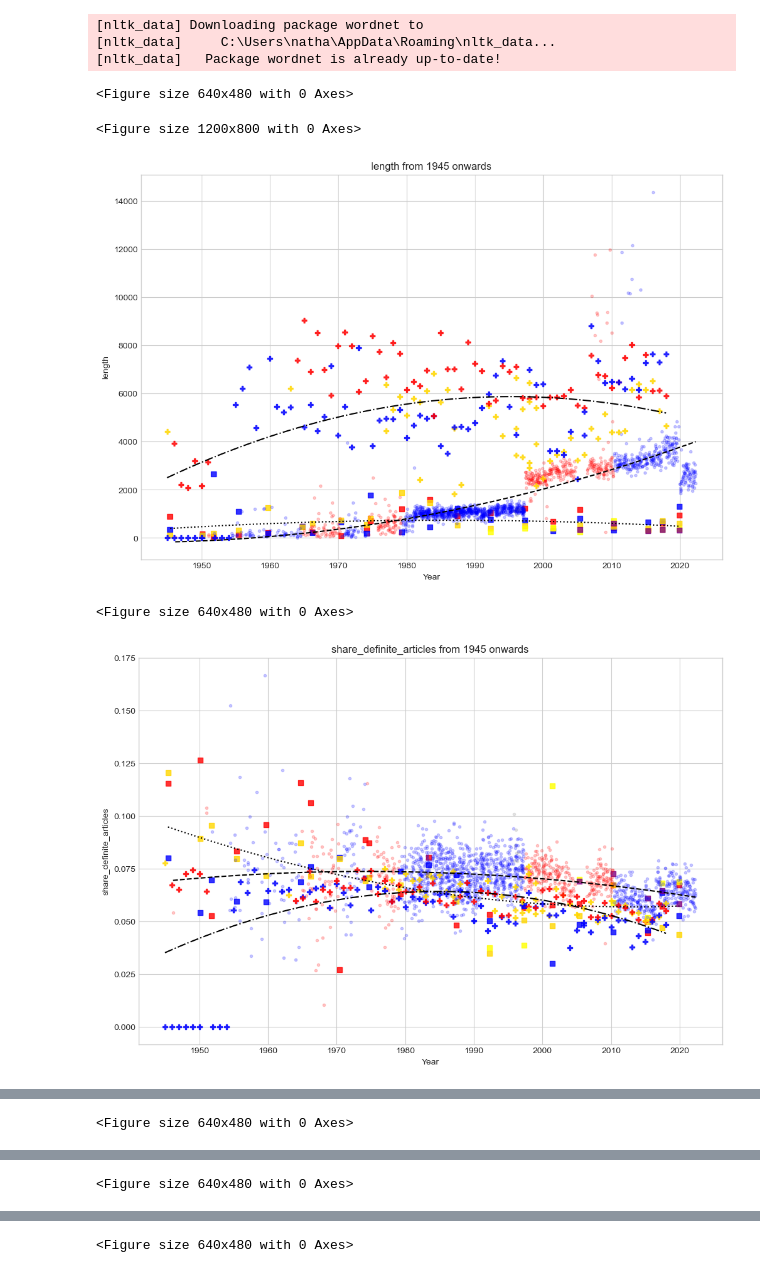
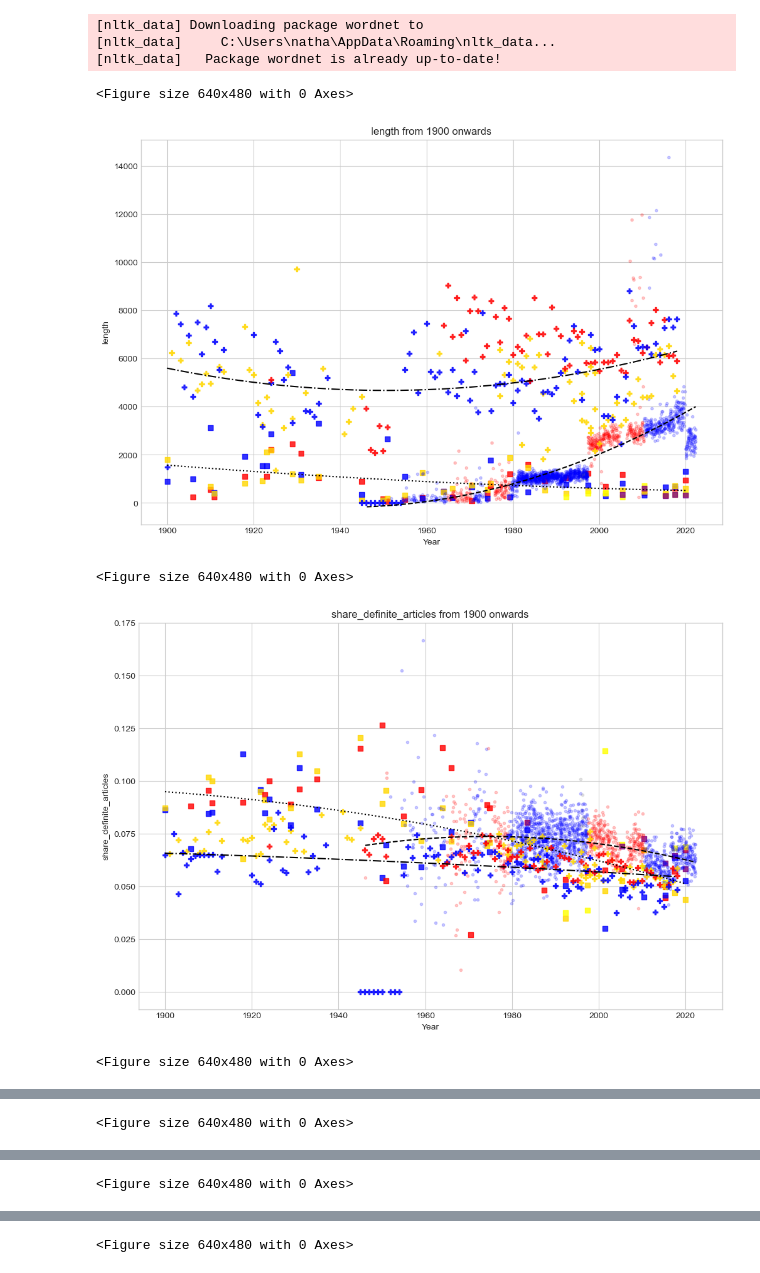
Before and after one commit to 42Codity/scraping-political-speeches, a Jupyter notebook: analysis/persuasion.ipynb, the cells around one changed output, grey strips where cells are left out. Cells and saved outputs as stored; diff of their text form; code cells hidden in the pictures.

```diff
--- a/analysis/persuasion.ipynb
+++ b/analysis/persuasion.ipynb
@@ -18,11 +18,11 @@ from scorers.persuasion import *
 # Manifestos
 manifestos = pd.read_csv('../manifesto-forewords/manifestos.csv')
 manifestos.year = pd.to_datetime(manifestos.year)
-manifestos = manifestos[manifestos.year>='1945-01-01']
+manifestos = manifestos[manifestos.year>='1900-01-01']
 # PMQs answers
 pmqs = pd.read_csv('../hansard-pmqs/hansard_pmqs.csv')
 pmqs.date = pd.to_datetime(pmqs.date)
-pmqs = pmqs[pmqs.date>='1945-01-01']
+pmqs = pmqs[pmqs.date>='1900-01-01']
 pmqs = pd.DataFrame({'date':pmqs.groupby(by='date').answer_text.aggregate(lambda x: ''.join(x)).index,
                      'answer_text':pmqs.groupby(by='date').answer_text.aggregate(lambda x: ''.join(x)),
                      'answerer_party':pmqs.groupby(by='date').answerer_party.aggregate(lambda x: x.mode()),
@@ -30,7 +30,7 @@ pmqs = pd.DataFrame({'date':pmqs.groupby(by='date').answer_text.aggregate(lambda
 # Conference speeches
 conferences = pd.read_csv('../conference-speeches/conference.csv')
 conferences.year = conferences.year.apply(lambda year: pd.to_datetime(str(year)+'-01-01'))
-conferences = conferences[conferences.year>='1945-01-01']
+conferences = conferences[conferences.year>='1900-01-01']
 # %%
 # Manifestos
 manifestos_clean = manifestos.foreword.progress_apply(lambda x: clean(x)) # ...clean them
@@ -94,35 +94,35 @@ for s_idx,scoring_var in enumerate(manifestos_scores[0].keys()):
     native_x = [int(xi.timestamp() * 10**9) for xi in x] # convert x to native timestamp
     y = np.array([score_dict[scoring_var] for score_dict in manifestos_scores])
     coefs = np.polyfit(native_x, y, deg=deg)
     xseq = np.linspace(min(native_x)-1, max(native_x)+1, num=500)
     XX = np.vstack([xseq**(deg-i) for i in range(deg+1)]).T # rows 1, x, x**2, ...
     yseq = np.dot(XX, coefs)  # matrix multiplication by coefs calculates the polynomial values
     ax.plot(pd.to_datetime(xseq), yseq, ':', color='black')
     # ...PMQs
     x = np.array([date for date in pmqs.drop(pmqs_nans, axis=0).date])
     native_x = [int(xi.timestamp() * 10**9) for xi in x] # convert x to native timestamp
     y = np.array([score_dict[scoring_var] for score_dict in pmqs_scores])
     coefs = np.polyfit(native_x, y, deg=deg)
     xseq = np.linspace(min(native_x)-1, max(native_x)+1, num=500)
     XX = np.vstack([xseq**(deg-i) for i in range(deg+1)]).T # rows 1, x, x**2, ...
     yseq = np.dot(XX, coefs)  # matrix multiplication by coefs calculates the polynomial values
     ax.plot(pd.to_datetime(xseq), yseq, '--', color='black')
     # ...and conference speeches
     x = np.array([date for date in conferences.drop(conferences_nans, axis=0).year])
     native_x = [int(xi.timestamp() * 10**9) for xi in x] # convert x to native timestamp
     y = np.array([score_dict[scoring_var] for score_dict in conferences_scores])
     coefs = np.polyfit(native_x, y, deg=deg)
     xseq = np.linspace(min(native_x)-1, max(native_x)+1, num=500)
     XX = np.vstack([xseq**(deg-i) for i in range(deg+1)]).T # rows 1, x, x**2, ...
     yseq = np.dot(XX, coefs)  # matrix multiplication by coefs calculates the polynomial values
     ax.plot(pd.to_datetime(xseq), yseq, '-.', color='black')
     ax.set_xlabel("Year")
     ax.set_ylabel(scoring_var)
-    ax.set_title(scoring_var+" from 1945 onwards")
+    ax.set_title(scoring_var+" from 1900 onwards")
     plt.show()
 # %% [output]
 <Figure size 640x480 with 0 Axes>
+[figure, new version]
-<Figure size 1200x800 with 0 Axes>
+<Figure size 640x480 with 0 Axes>
-[figure, old version]
+[figure, new version]
 <Figure size 640x480 with 0 Axes>
-[figure, old version]
```
Also changed, not shown: parts of 1 cell of this notebook, 3 other files.
